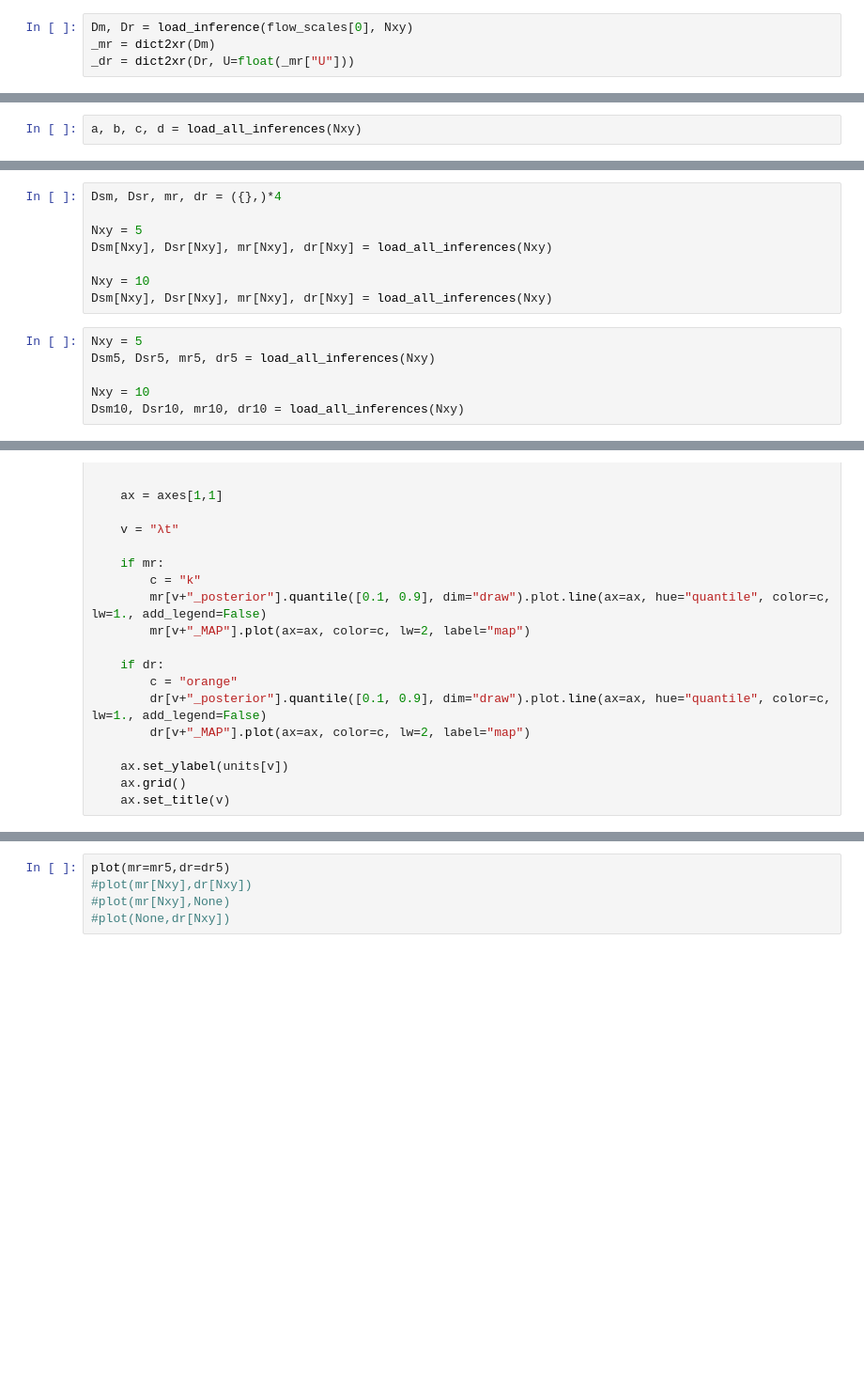
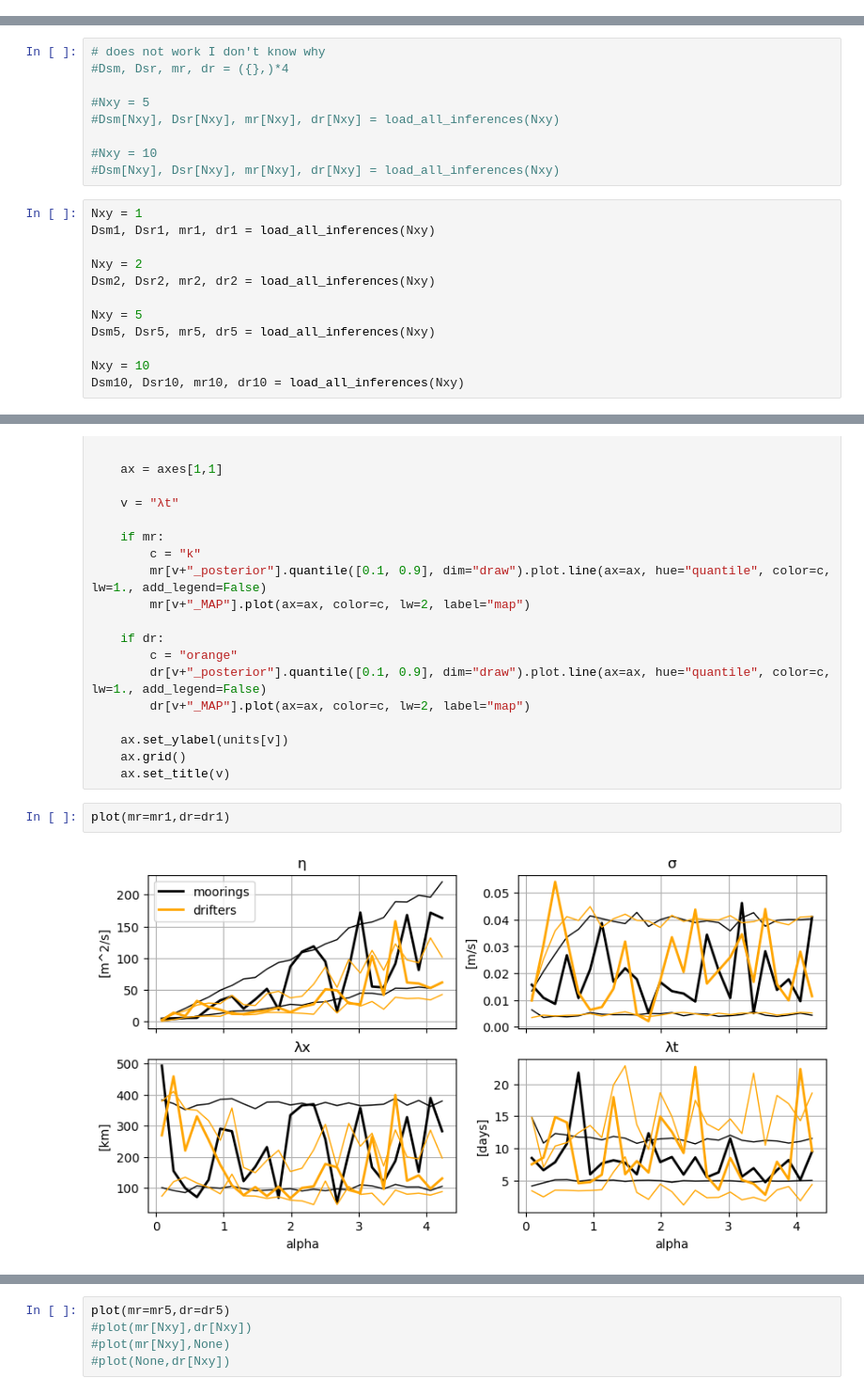
Before and after one commit to ahmaddroobi99/nwa, a Jupyter notebook: stats/drifter_3D_alpha.ipynb, the cells around one changed output, grey strips where cells are left out. Shown at 94% size. Cells and saved outputs as stored; diff of their text form; blank space fills up the shorter version.

```diff
--- a/stats/drifter_3D_alpha.ipynb
+++ b/stats/drifter_3D_alpha.ipynb
@@ -894,7 +885,3 @@ def dict2xr(D, U=None):
     ds["U"] = ("alpha", np.array([U]))
 
     return ds
-# %%
-Dm, Dr = load_inference(flow_scales[0], Nxy)
-_mr = dict2xr(Dm)
-_dr = dict2xr(Dr, U=float(_mr["U"]))
@@ -929,5 +898,3 @@ def load_all_inferences(Nxy):
     dr = xr.concat(Dsr, "alpha")
 
     return Dsm, Dsr, mr, dr
-# %%
-a, b, c, d = load_all_inferences(Nxy)
@@ -976,12 +901,19 @@ Coordinates:
 # %%
-Dsm, Dsr, mr, dr = ({},)*4
+# does not work I don't know why
+#Dsm, Dsr, mr, dr = ({},)*4
 
-Nxy = 5
-Dsm[Nxy], Dsr[Nxy], mr[Nxy], dr[Nxy] = load_all_inferences(Nxy)
+#Nxy = 5
+#Dsm[Nxy], Dsr[Nxy], mr[Nxy], dr[Nxy] = load_all_inferences(Nxy)
 
-Nxy = 10
-Dsm[Nxy], Dsr[Nxy], mr[Nxy], dr[Nxy] = load_all_inferences(Nxy)
+#Nxy = 10
+#Dsm[Nxy], Dsr[Nxy], mr[Nxy], dr[Nxy] = load_all_inferences(Nxy)
 # %%
+Nxy = 1
+Dsm1, Dsr1, mr1, dr1 = load_all_inferences(Nxy)
+
+Nxy = 2
+Dsm2, Dsr2, mr2, dr2 = load_all_inferences(Nxy)
+
 Nxy = 5
 Dsm5, Dsr5, mr5, dr5 = load_all_inferences(Nxy)
 
@@ -1092,3 +1004,7 @@ def plot(mr=None, dr=None):
     ax.set_ylabel(units[v])
     ax.grid()
     ax.set_title(v)
+# %%
+plot(mr=mr1,dr=dr1)
+# %% [output]
+[figure, added]
```
Also changed, not shown: parts of 21 cells of this notebook.
